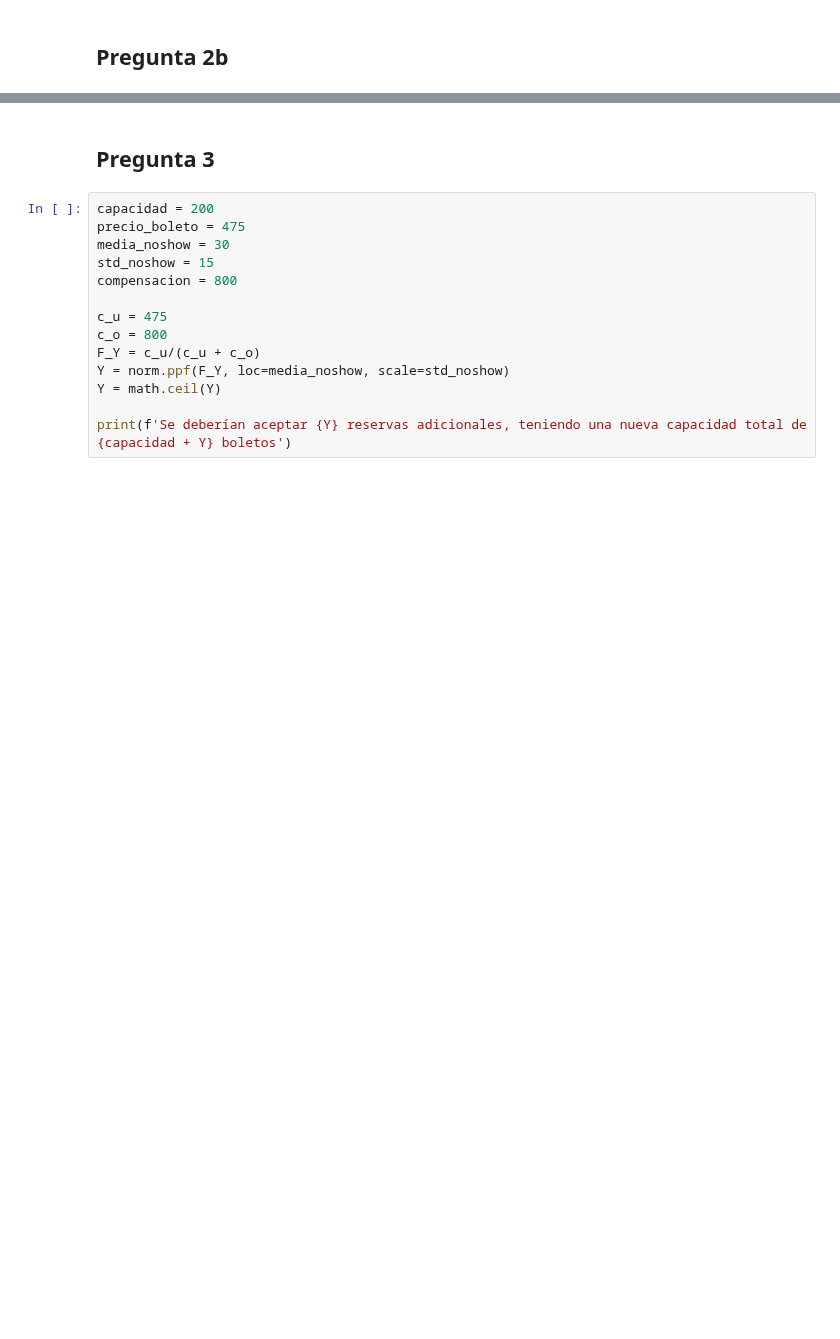
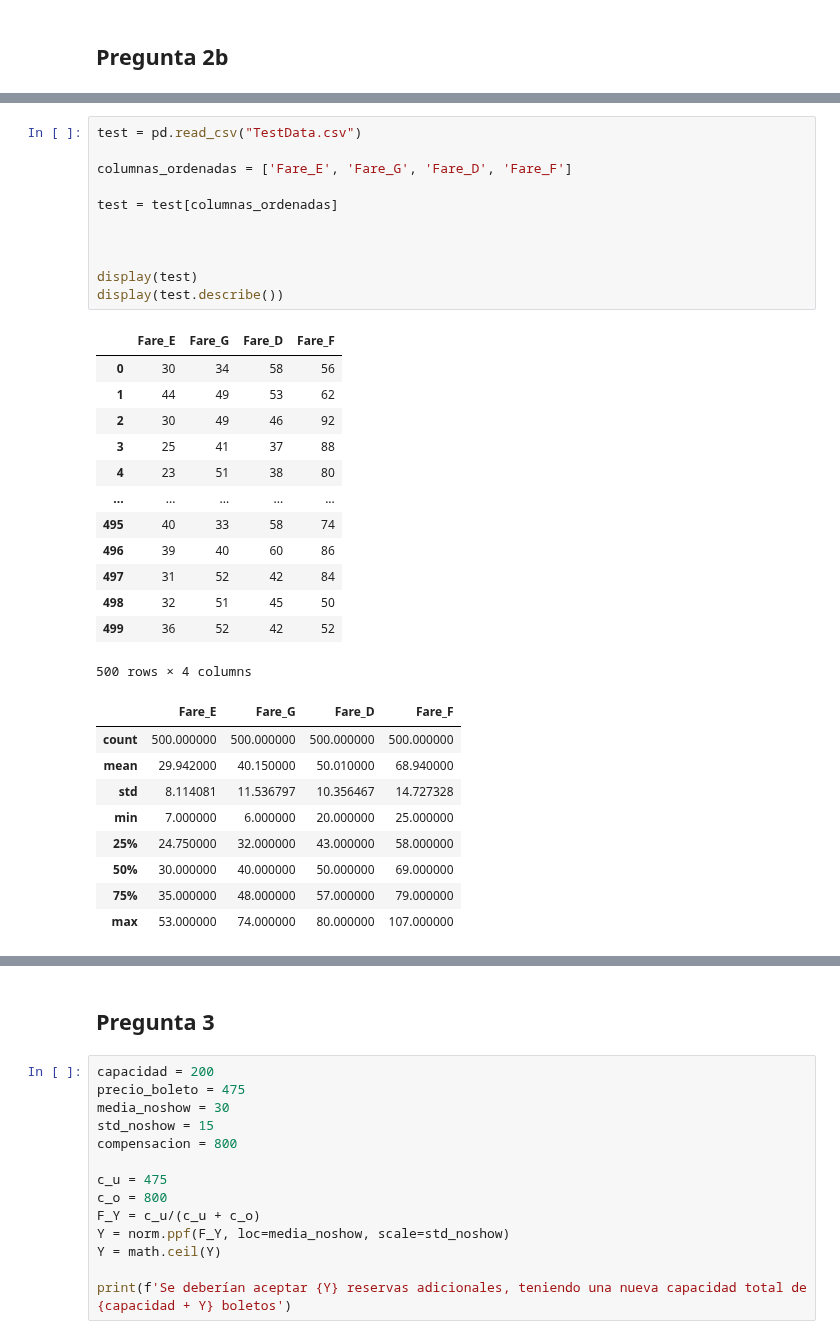
Before and after one commit to Mario-Rivera-A/Tarea2_GOA, a Jupyter notebook: tarea 2.ipynb, the cells around one changed output, grey strips where cells are left out. Saved outputs shown, nothing was run; the diff lists cells and outputs as text; blank space fills up the shorter version.

```diff
--- a/tarea 2.ipynb
+++ b/tarea 2.ipynb
@@ -299,0 +304,34 @@ display(df_reservas)
+# %%
+test = pd.read_csv("TestData.csv")
+
+columnas_ordenadas = ['Fare_E', 'Fare_G', 'Fare_D', 'Fare_F']
+
+test = test[columnas_ordenadas]
+
+
+
+display(test)
+display(test.describe())
+# %% [output]
+|  | Fare_E | Fare_G | Fare_D | Fare_F |
+| 0 | 30 | 34 | 58 | 56 |
+| 1 | 44 | 49 | 53 | 62 |
+| 2 | 30 | 49 | 46 | 92 |
+| 3 | 25 | 41 | 37 | 88 |
+| 4 | 23 | 51 | 38 | 80 |
+| ... | ... | ... | ... | ... |
+| 495 | 40 | 33 | 58 | 74 |
+| 496 | 39 | 40 | 60 | 86 |
+| 497 | 31 | 52 | 42 | 84 |
+| 498 | 32 | 51 | 45 | 50 |
+| 499 | 36 | 52 | 42 | 52 |
+500 rows × 4 columns
+|  | Fare_E | Fare_G | Fare_D | Fare_F |
+| count | 500.000000 | 500.000000 | 500.000000 | 500.000000 |
+| mean | 29.942000 | 40.150000 | 50.010000 | 68.940000 |
+| std | 8.114081 | 11.536797 | 10.356467 | 14.727328 |
+| min | 7.000000 | 6.000000 | 20.000000 | 25.000000 |
+| 25% | 24.750000 | 32.000000 | 43.000000 | 58.000000 |
+| 50% | 30.000000 | 40.000000 | 50.000000 | 69.000000 |
+| 75% | 35.000000 | 48.000000 | 57.000000 | 79.000000 |
+| max | 53.000000 | 74.000000 | 80.000000 | 107.000000 |
```
Also changed, not shown: parts of 13 cells of this notebook.
